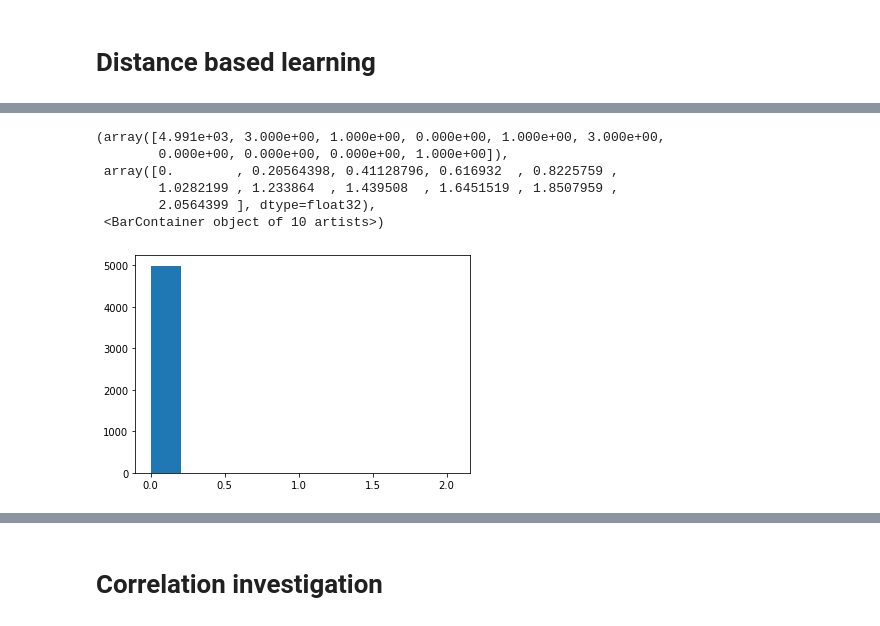
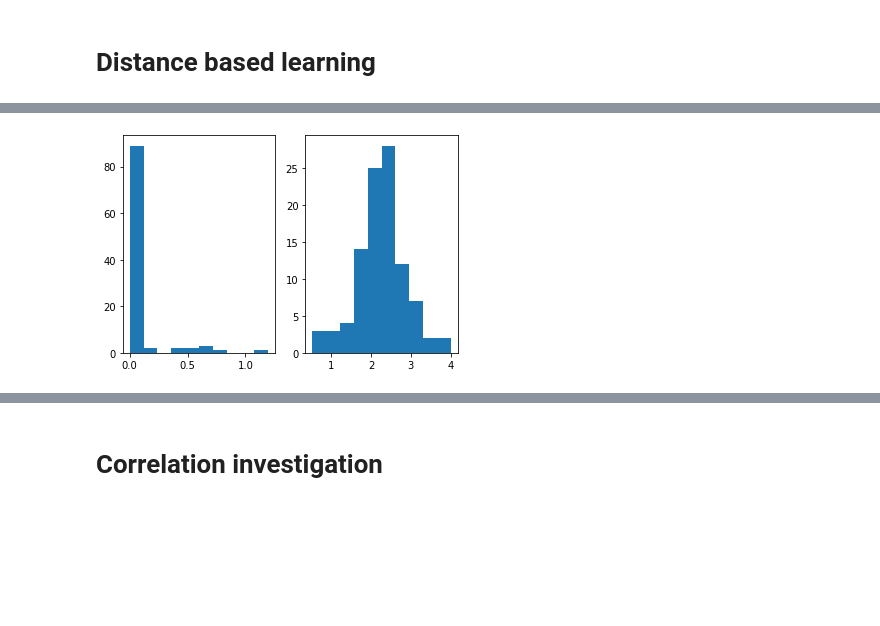
Before and after one commit to JohnnyWasilewski/Ph.D.-studies, a Jupyter notebook: contextulity.ipynb, the cells around one changed output, grey strips where cells are left out. Drawn from its saved outputs; the diff is of its cells as text; code cells hidden in the pictures; blank space fills up the shorter version.

```diff
--- a/contextulity.ipynb
+++ b/contextulity.ipynb
@@ -65,8 +107,10 @@ class MyDataset(Dataset):
 # %%
-num = 5000
+num = 100
 noncontextual = sampler(num, 5, True)
 contextual = np.load('contectual.npy')
+contextual = sampler(num, 5, False)
+
 data_X = np.concatenate((noncontextual, contextual))
-m1 = np.concatenate((np.zeros(num), np.array(list(map(lambda x: NL(x, noncontextual), contextual)))))
+m1 = np.concatenate((np.zeros(num), np.array(list(map(lambda x: NL(x, noncontextual, num), contextual)))))
 m2 = np.concatenate((np.zeros(num), np.ones(num)))
 data_y = np.transpose(np.vstack((m1,m2)))
@@ -101,16 +139,18 @@ def binary_acc(y_pred, y_test):
 
     return acc
 # %%
+batch_size = 20
+
 X_train, X_test, y_train, y_test = train_test_split(data_X, data_y)
-data_loader_train = DataLoader(MyDataset(X_train, y_train[:,1]), 64)
-data_loader_test = DataLoader(MyDataset(X_test, y_test[:,1]), 64)
+data_loader_train = DataLoader(MyDataset(X_train, y_train[:,1]), batch_size)
+data_loader_test = DataLoader(MyDataset(X_test, y_test[:,1]), batch_size)
 
-data_loader_train_r = DataLoader(MyDataset(X_train, y_train[:,0]), 64)
-data_loader_test_r = DataLoader(MyDataset(X_test, y_test[:,0]), 64)
+data_loader_train_r = DataLoader(MyDataset(X_train, y_train[:,0]), batch_size)
+data_loader_test_r = DataLoader(MyDataset(X_test, y_test[:,0]), batch_size)
 
 
-contextual_data_loader = DataLoader(MyDataset(contextual, np.zeros(num)), 64)
-noncontextual_data_loader = DataLoader(MyDataset(noncontextual, np.ones(num)), 64)
+contextual_data_loader = DataLoader(MyDataset(contextual, np.zeros(num)), batch_size)
+noncontextual_data_loader = DataLoader(MyDataset(noncontextual, np.ones(num)), batch_size)
 
 input_size = np.prod(X_train[0].shape)
 
@@ -188,2 +228,4 @@ weighted avg       1.00      1.00      1.00      2500
+# %%
+device = 'cuda:0' if torch.cuda.is_available() else 'cpu'
 # %%
 classifier.eval()
@@ -307,4 +348,4 @@ optimizer = optim.Adam(regressor.parameters(), lr=0.001)
 regressor.train()
 regressor.to(device)
 
-epochs = 500
+epochs = 100
@@ -369,12 +386,8 @@ def get_preds_regressor(dataloader):
 
     return np.concatenate(y_preds, axis=0).squeeze()
 # %%
-plt.hist(get_preds(noncontextual_data_loader))
+plt.subplot(1,2,1).hist(get_preds_regressor(noncontextual_data_loader))
+plt.subplot(1,2,2).hist(get_preds_regressor(contextual_data_loader))
+plt.show()
 # %% [output]
-(array([4.991e+03, 3.000e+00, 1.000e+00, 0.000e+00, 1.000e+00, 3.000e+00,
-        0.000e+00, 0.000e+00, 0.000e+00, 1.000e+00]),
- array([0.        , 0.20564398, 0.41128796, 0.616932  , 0.8225759 ,
-        1.0282199 , 1.233864  , 1.439508  , 1.6451519 , 1.8507959 ,
-        2.0564399 ], dtype=float32),
- <BarContainer object of 10 artists>)
-[figure, old version]
+[figure, new version]
```
Also changed, not shown: parts of 51 cells of this notebook, 1 other file.
